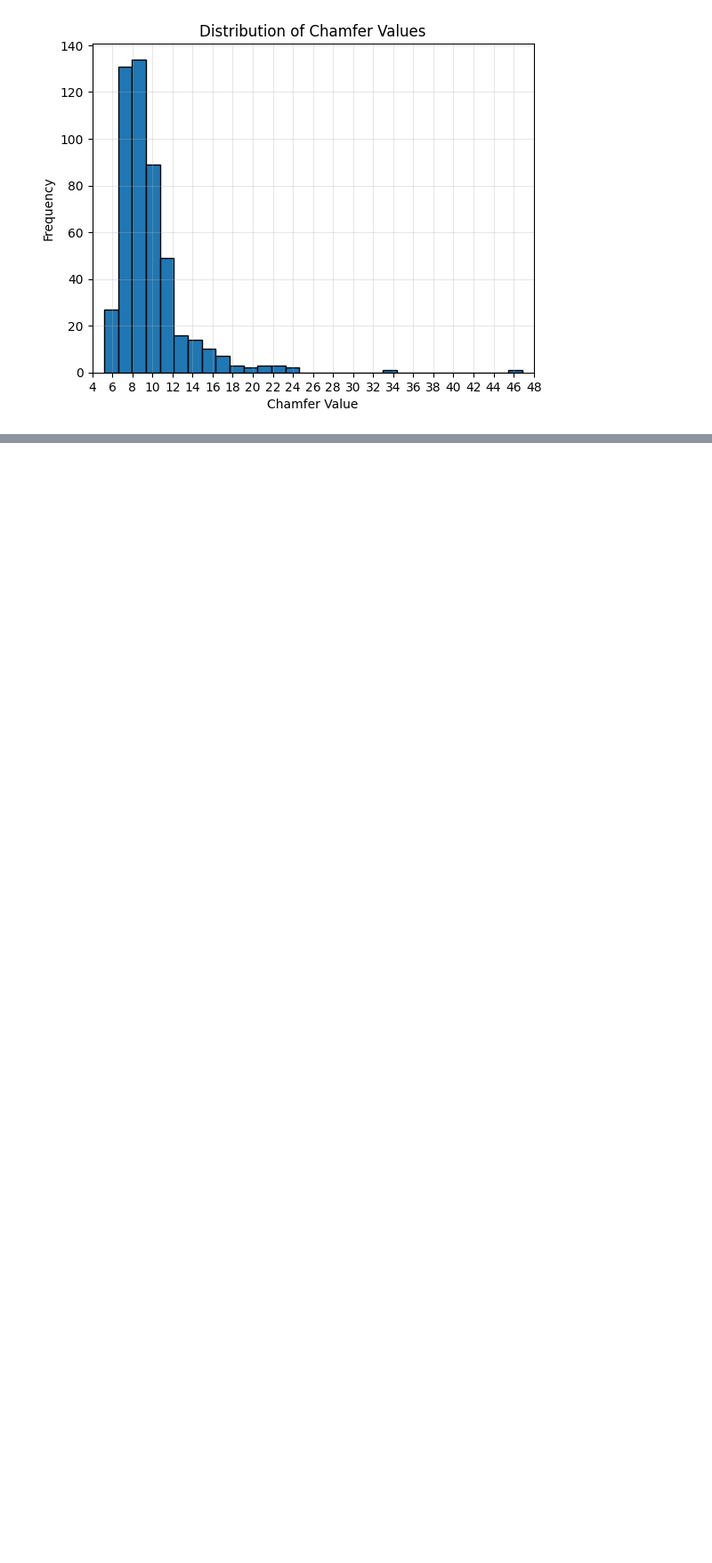
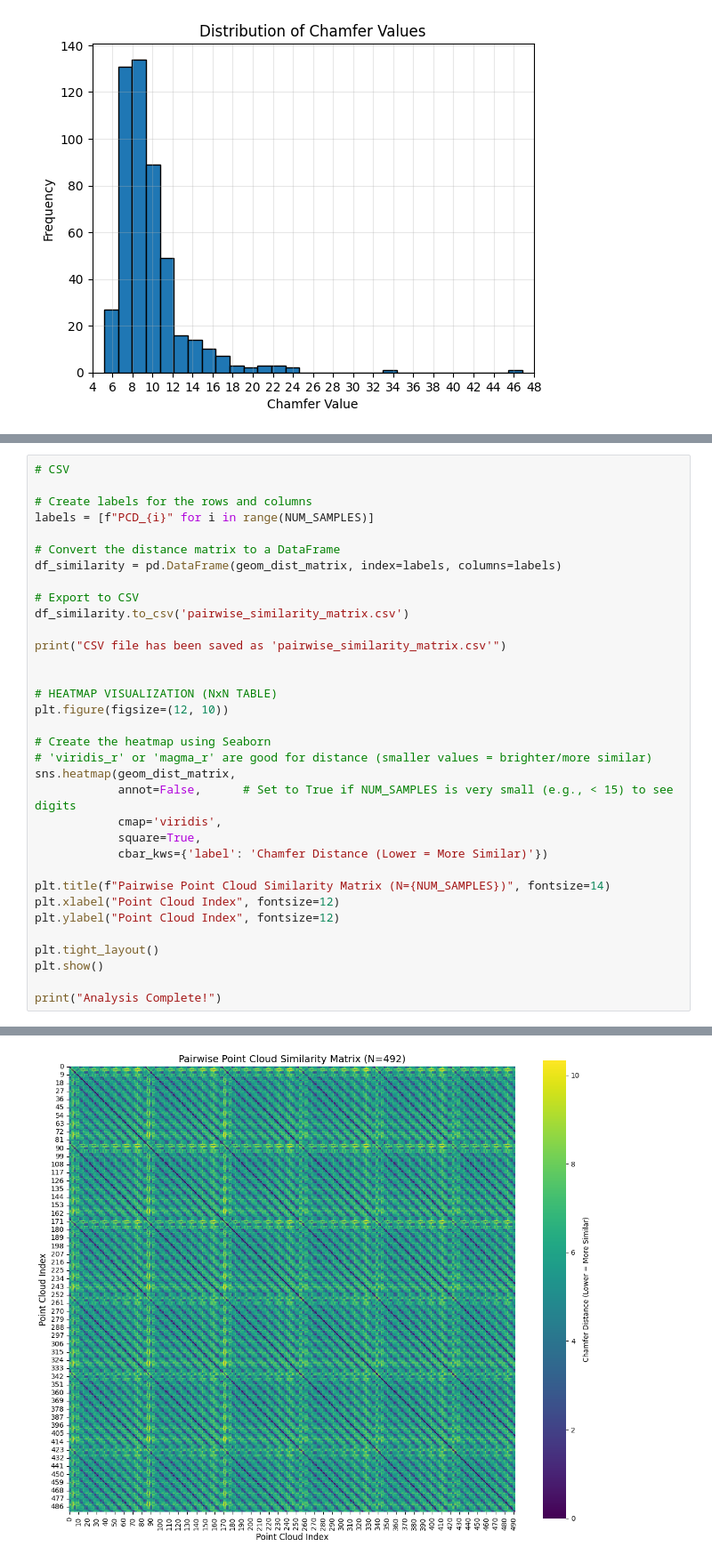
Before and after one commit to alvannauval/pointnet_pytorch_reflective, a Jupyter notebook: testing.ipynb, the cells around one changed output, grey strips where cells are left out. Shown at 89% size. Drawn from its saved outputs; the diff is of its cells as text; blank space fills up the shorter version.

Commit message:
fixed indexing

```diff
--- a/testing.ipynb
+++ b/testing.ipynb
@@ -603,0 +679,35 @@ Passing `palette` without assigning `hue` is deprecated and will be removed in v
+# %%
+# CSV
+
+# Create labels for the rows and columns
+labels = [f"PCD_{i}" for i in range(NUM_SAMPLES)]
+
+# Convert the distance matrix to a DataFrame
+df_similarity = pd.DataFrame(geom_dist_matrix, index=labels, columns=labels)
+
+# Export to CSV
+df_similarity.to_csv('pairwise_similarity_matrix.csv')
+
+print("CSV file has been saved as 'pairwise_similarity_matrix.csv'")
+
+
+# HEATMAP VISUALIZATION (NxN TABLE)
+plt.figure(figsize=(12, 10))
+
+# Create the heatmap using Seaborn
+# 'viridis_r' or 'magma_r' are good for distance (smaller values = brighter/more similar)
+sns.heatmap(geom_dist_matrix,
+            annot=False,      # Set to True if NUM_SAMPLES is very small (e.g., < 15) to see digits
+            cmap='viridis',
+            square=True,
+            cbar_kws={'label': 'Chamfer Distance (Lower = More Similar)'})
+
+plt.title(f"Pairwise Point Cloud Similarity Matrix (N={NUM_SAMPLES})", fontsize=14)
+plt.xlabel("Point Cloud Index", fontsize=12)
+plt.ylabel("Point Cloud Index", fontsize=12)
+
+plt.tight_layout()
+plt.show()
+
+print("Analysis Complete!")
+# %% [output]
@@ -603,0 +715 @@ Passing `palette` without assigning `hue` is deprecated and will be removed in v
+[figure, added]
```
Also changed, not shown: parts of 7 cells of this notebook, 4 other files.
